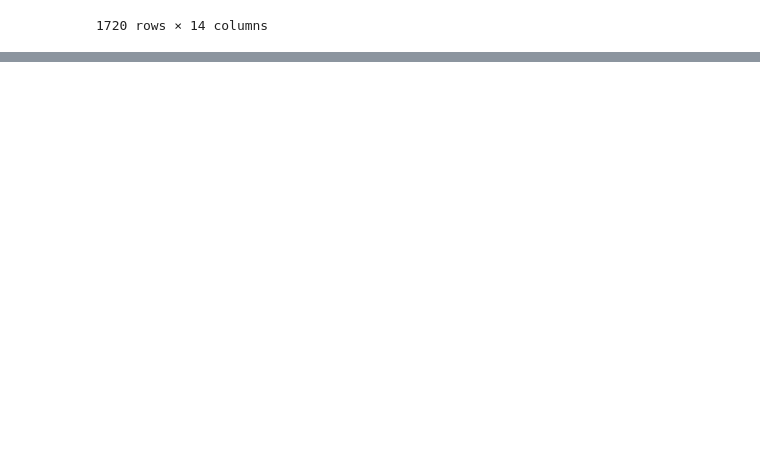
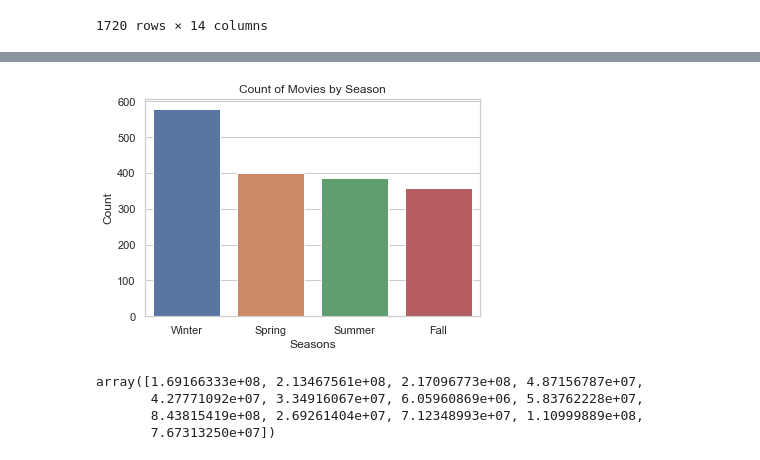
Before and after one commit to Sstrouderr/Capstone-repo, a Jupyter notebook: Notebooks/Trase/Combining Datasets.ipynb, the cells around one changed output, grey strips where cells are left out. Cells and saved outputs as stored; diff of their text form; code cells hidden in the pictures; blank space fills up the shorter version.

```diff
--- a/Notebooks/Trase/Combining Datasets.ipynb
+++ b/Notebooks/Trase/Combining Datasets.ipynb
@@ -464,0 +484,24 @@ final_dataset2
+# %%
+count_by_qtr = final_dataset2['Quarter_Num'].value_counts()
+count_by_qtr
+count_by_qtr_array = np.array(count_by_qtr)
+# %%
+x1 = ['Winter','Spring','Summer','Fall']
+a1 = count_by_qtr_array
+
+sns.barplot(x1,a1)
+plt.title('Count of Movies by Season')
+plt.xlabel('Seasons')
+plt.ylabel('Count')
+plt.show()
+# %% [output]
+[figure, added]
+# %%
+avg_profit_by_genre = final_dataset2.groupby("Genre")["Profit"].mean()
+profit_by_genre_array = np.array(avg_profit_by_genre)
+profit_by_genre_array
+# %% [output]
+array([1.69166333e+08, 2.13467561e+08, 2.17096773e+08, 4.87156787e+07,
+       4.27771092e+07, 3.34916067e+07, 6.05960869e+06, 5.83762228e+07,
+       8.43815419e+08, 2.69261404e+07, 7.12348993e+07, 1.10999889e+08,
+       7.67313250e+07])
```
Also changed, not shown: parts of 13 cells of this notebook.
